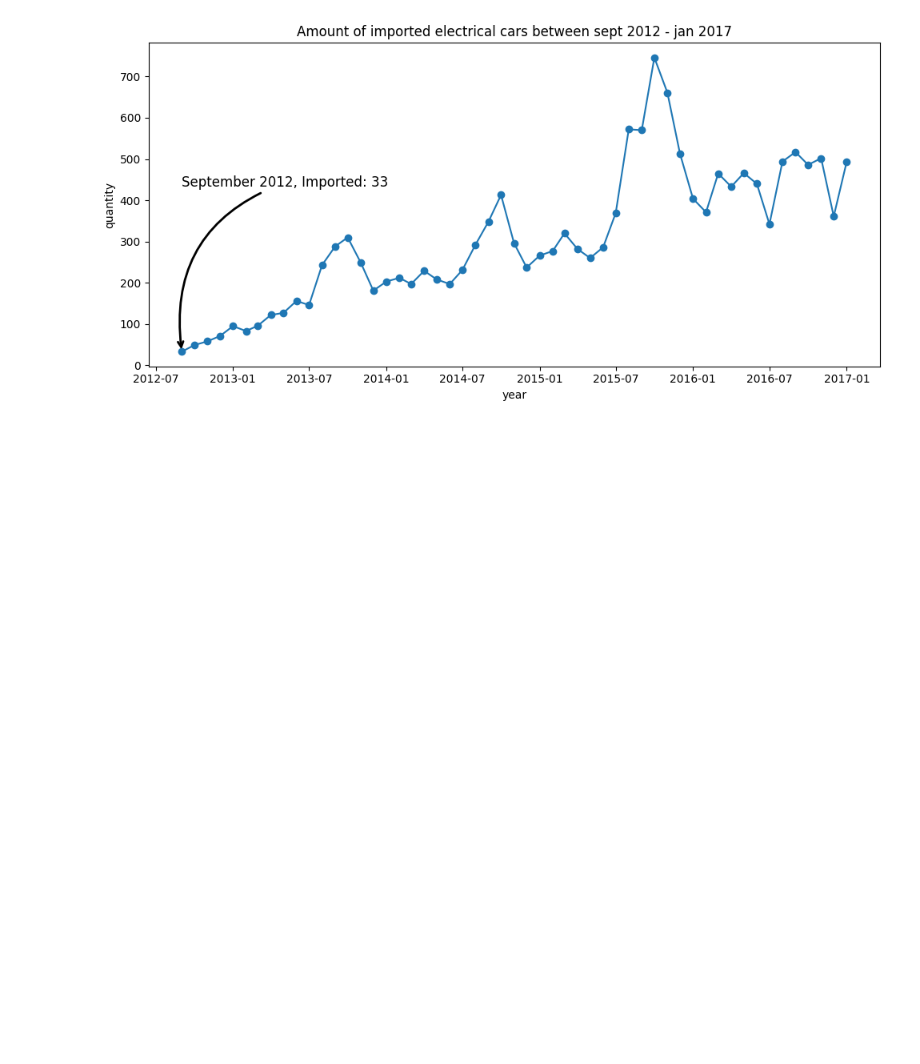
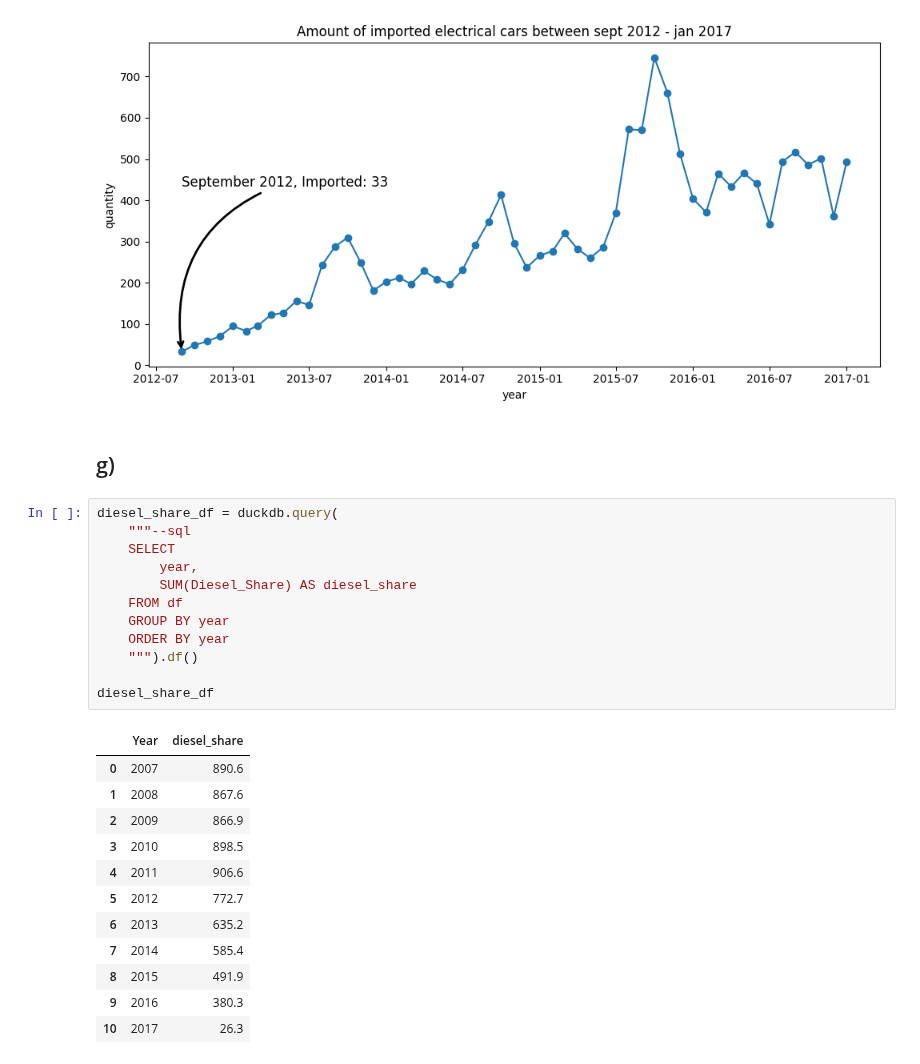
Before and after one commit to fredrikkron/data-visualization-fredrik-kron-de24, a Jupyter notebook: exercises/exercise_0/0.0.ipynb, the cells around one changed output. Drawn from its saved outputs; the diff is of its cells as text; blank space fills up the shorter version.

```diff
--- a/exercises/exercise_0/0.0.ipynb
+++ b/exercises/exercise_0/0.0.ipynb
@@ -339,3 +346,30 @@ plt.annotate(
 plt.savefig('figures/electric_cars_modified.png')
 # %% [output]
 [figure]
+# %% [markdown]
+## g)
+# %%
+diesel_share_df = duckdb.query(
+    """--sql
+    SELECT
+        year,
+        SUM(Diesel_Share) AS diesel_share
+    FROM df
+    GROUP BY year
+    ORDER BY year
+    """).df()
+
+diesel_share_df
+# %% [output]
+|  | Year | diesel_share |
+| 0 | 2007 | 890.6 |
+| 1 | 2008 | 867.6 |
+| 2 | 2009 | 866.9 |
+| 3 | 2010 | 898.5 |
+| 4 | 2011 | 906.6 |
+| 5 | 2012 | 772.7 |
+| 6 | 2013 | 635.2 |
+| 7 | 2014 | 585.4 |
+| 8 | 2015 | 491.9 |
+| 9 | 2016 | 380.3 |
+| 10 | 2017 | 26.3 |
```
Also changed, not shown: parts of 2 cells of this notebook, 1 other file.
